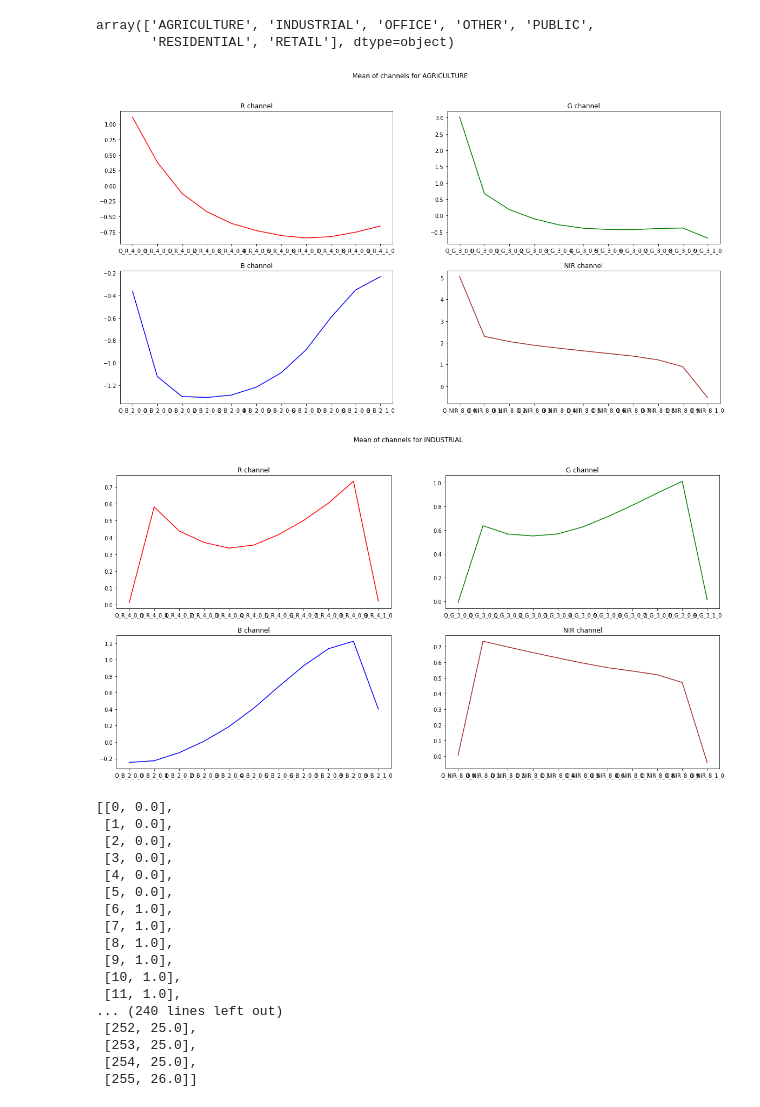
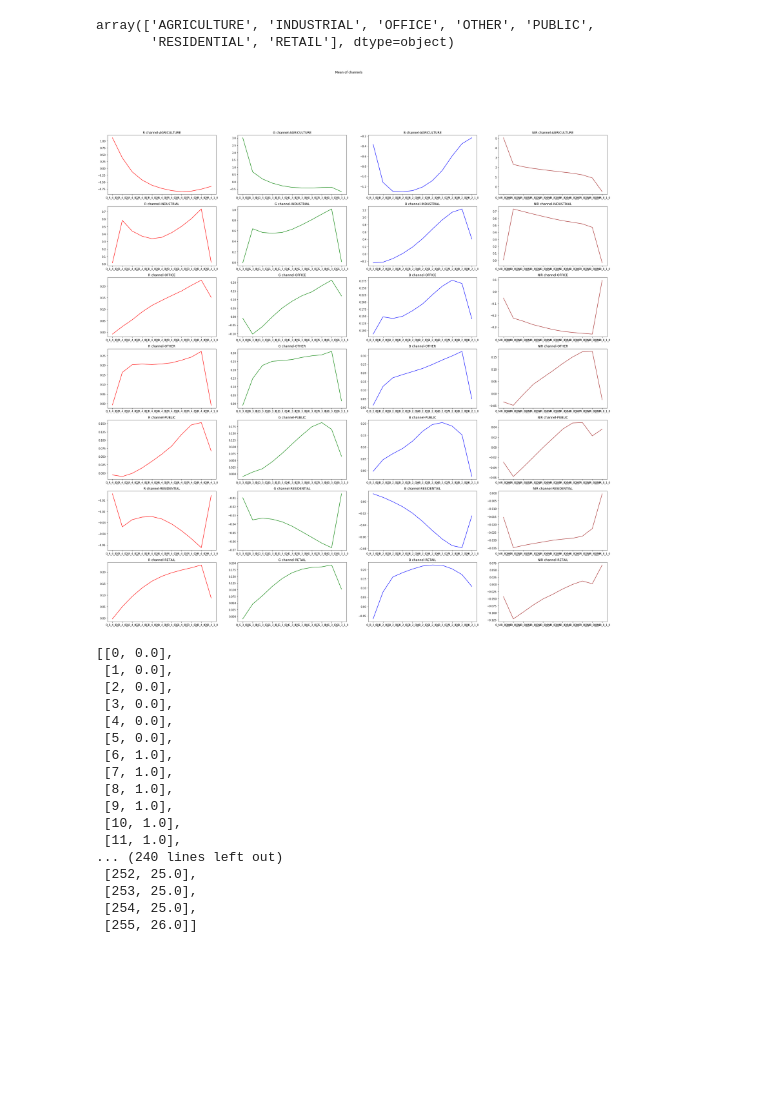
Before and after one commit to jomartla/UniversityHack-Datathon, a Jupyter notebook: minsait.ipynb, the cells around one changed output. Cells and saved outputs as stored; diff of their text form; code cells hidden in the pictures; blank space fills up the shorter version.

```diff
--- a/minsait.ipynb
+++ b/minsait.ipynb
@@ -178,6 +164,23 @@ rgbnir_cols_clase[-1] = True
 # %%
 group = train_normalized.iloc[:,rgbnir_cols_clase]
 class_mean = group.groupby("CLASE").mean()
+# %%
+def plot_all_channels(data):
+    terrain_types = data.index.unique()
+    size = len(terrain_types)
+    fig, ax  = plt.subplots(size,4,figsize=(35, 5*size))
+    fig.suptitle("Mean of channels ")
+    for i in range(size):
+        terrain = terrain_types[i]
+        r, g, b, nir = extract_channels(data)
+        ax[i][0].set_title("R channel-" + terrain)
+        ax[i][1].set_title("G channel-" + terrain)
+        ax[i][2].set_title("B channel-" + terrain)
+        ax[i][3].set_title("NIR channel-" + terrain)
+        ax[i][0].plot(r.filter(like = terrain, axis = 0).iloc[0], color = "red")
+        ax[i][1].plot(g.filter(like = terrain, axis = 0).iloc[0], color = "green")
+        ax[i][2].plot(b.filter(like = terrain, axis = 0).iloc[0], color = "blue")
+        ax[i][3].plot(nir.filter(like = terrain, axis = 0).iloc[0], color = "brown")
 # %%
 def plot_channels(index, data):
     r, g, b, nir = extract_channels(data)
@@ -196,14 +199,10 @@ indices = class_mean.index.values
 # %% [output]
 array(['AGRICULTURE', 'INDUSTRIAL', 'OFFICE', 'OTHER', 'PUBLIC',
        'RESIDENTIAL', 'RETAIL'], dtype=object)
-# %%
-plot_channels("AGRICULTURE", class_mean)
-# %% [output]
-[figure, removed]
-# %%
-plot_channels("INDUSTRIAL", class_mean)
-# %% [output]
-[figure, removed]
+# %%
+plot_all_channels(class_mean)
+# %% [output]
+[figure, added]
 # %%
 [[i,np.around(i/10)] for i in range(256)]
 # %% [output]
```
Also changed, not shown: parts of 23 cells of this notebook, 2 other files.
